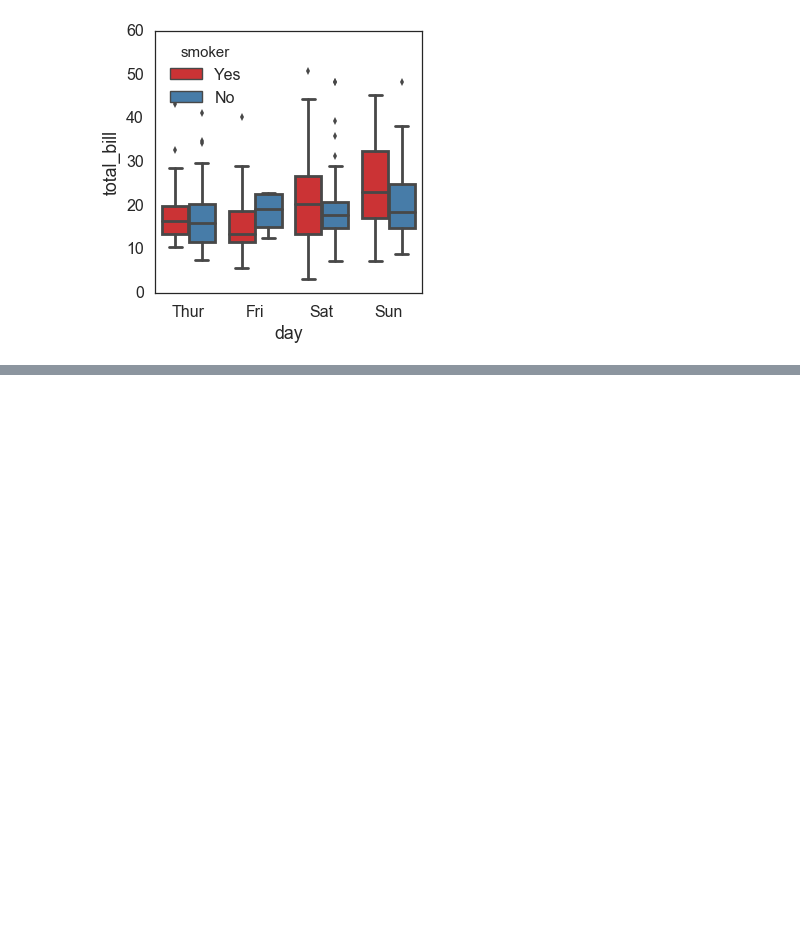
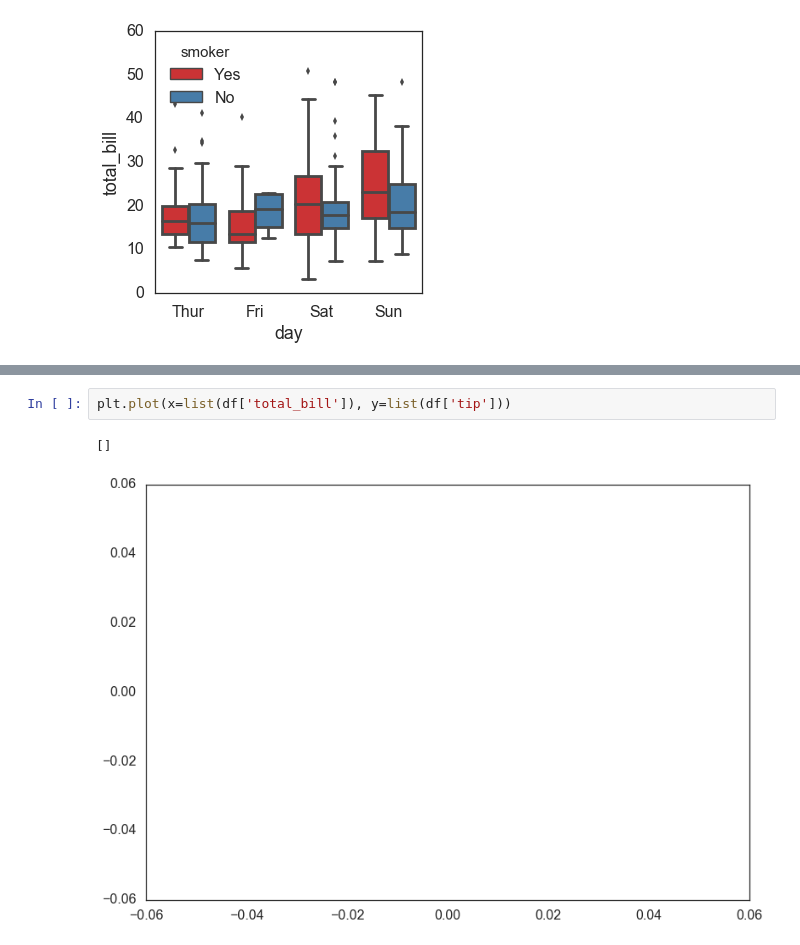
Before and after one commit to Tsinghua-gongjing/blog_codes, a Jupyter notebook: scripts/python_basic_plots.ipynb, the cells around one changed output, grey strips where cells are left out. Cells and saved outputs as stored; diff of their text form; blank space fills up the shorter version.

```diff
--- a/scripts/python_basic_plots.ipynb
+++ b/scripts/python_basic_plots.ipynb
@@ -93,0 +121,5 @@ plt.savefig(savefn)
+# %%
+plt.plot(x=list(df['total_bill']), y=list(df['tip']))
+# %% [output]
+[]
+[figure, added]
```
Also changed, not shown: parts of 24 cells of this notebook, 11 other files.
